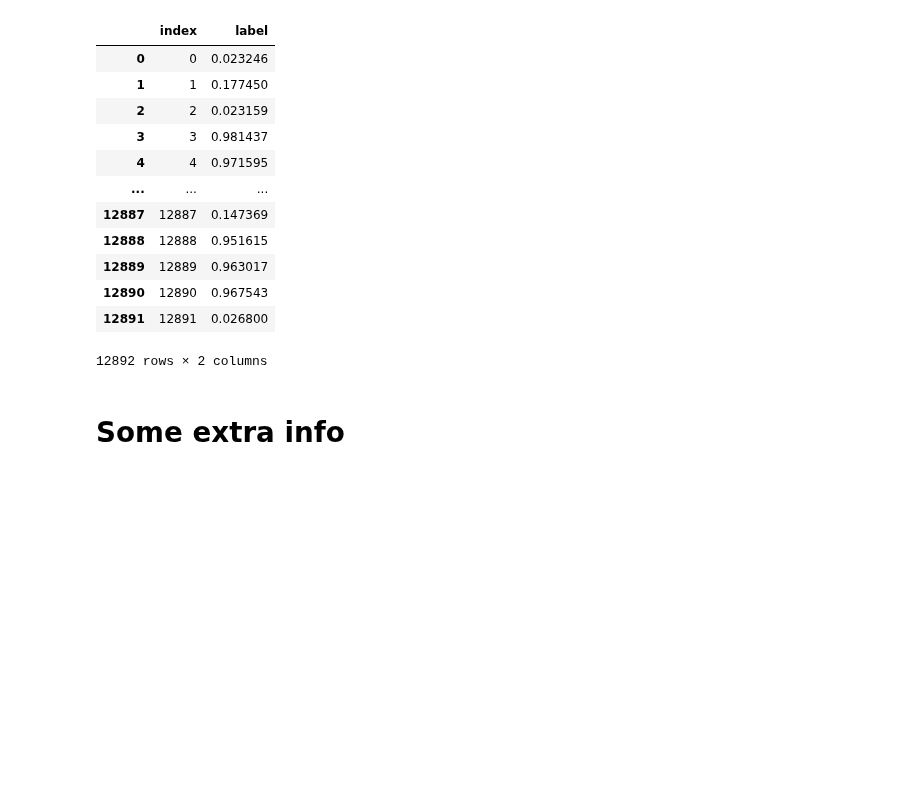
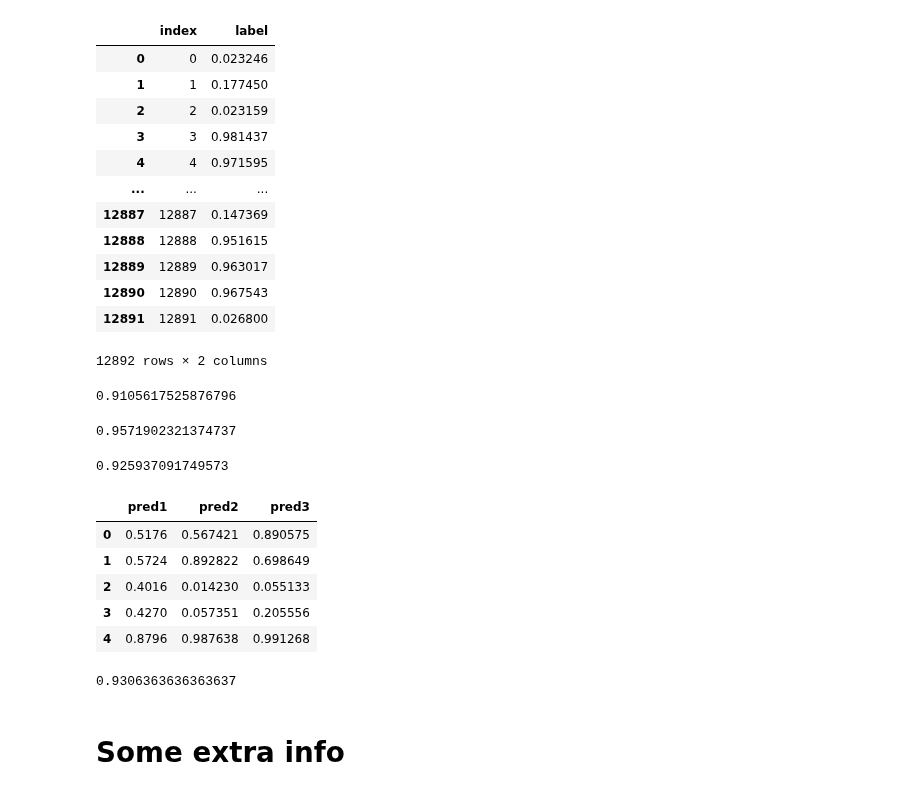
Before and after one commit to CallensToon/Machine_Learning_course_UGent_D012554_kaggle, a Jupyter notebook: Eye blinking prediction.ipynb, the cells around one changed output. Cells and saved outputs as stored; diff of their text form; code cells hidden in the pictures; blank space fills up the shorter version.

```diff
--- a/Eye blinking prediction.ipynb
+++ b/Eye blinking prediction.ipynb
@@ -1192,3 +1196,64 @@ results.to_csv(filename,index=False)
+# %%
+from sklearn.model_selection import train_test_split
+from sklearn.metrics import roc_auc_score
+
+X_train_ss, X_test_ss, y_train_ss, y_test_ss = train_test_split(X_train_stand, y_train, test_size=0.1, random_state=54)
+model1.fit(X_train_ss, y_train_ss)
+
+predictions_train1 = model1.predict_proba(X_test_ss)
+
+score_auc = roc_auc_score(y_test_ss, predictions_train1[:,1])
+print(score_auc)
+# %% [output]
+0.9105617525876796
+# %%
+X_train_ss, X_test_ss, y_train_ss, y_test_ss = train_test_split(X_train_stand, y_train, test_size=0.1, random_state=54)
+model2.fit(X_train_ss, y_train_ss)
+
+predictions_train2 = model2.predict_proba(X_test_ss)
+
+score_auc = roc_auc_score(y_test_ss, predictions_train2[:,1])
+print(score_auc)
+# %% [output]
+0.9571902321374737
+# %%
+X_train_ss, X_test_ss, y_train_ss, y_test_ss = train_test_split(X_train_stand, y_train, test_size=0.1, random_state=54)
+model3.fit(X_train_ss, y_train_ss)
+
+predictions_train3 = model3.predict_proba(X_test_ss)
+
+score_auc = roc_auc_score(y_test_ss, predictions_train3[:,1])
+print(score_auc)
+# %% [output]
+0.925937091749573
+# %%
+X_train_ss, X_test_ss, y_train_ss, y_test_ss = train_test_split(X_train_stand, y_train, test_size=0.1, random_state=54)
+model3.fit(X_train_ss, y_train_ss)
+
+predictions_train3 = model3.predict_proba(X_test_ss)
+
+score_auc = roc_auc_score(y_test_ss, predictions_train3[:,1])
+print(score_auc)
+# %%
+probeer = pd.DataFrame()
+probeer['pred1'] = predictions_train1[:,1]
+probeer['pred2'] = predictions_train2[:,1]
+probeer['pred3'] = predictions_train3[:,1]
+probeer.head()
+# %% [output]
+|  | pred1 | pred2 | pred3 |
+| 0 | 0.5176 | 0.567421 | 0.890575 |
+| 1 | 0.5724 | 0.892822 | 0.698649 |
+| 2 | 0.4016 | 0.014230 | 0.055133 |
+| 3 | 0.4270 | 0.057351 | 0.205556 |
+| 4 | 0.8796 | 0.987638 | 0.991268 |
+# %%
+modelmeta = xgb.XGBClassifier()
+#modelmeta.fit(probeer, y_test_ss)
+score_auc = cross_val_score(modelmeta, probeer, y_test_ss, scoring='roc_auc', cv=10).mean()
+print(score_auc)
+# %% [output]
+0.9306363636363637
 # %% [markdown]
 # **Some extra info**
 # %%
```
Also changed, not shown: parts of 1 cell of this notebook.
